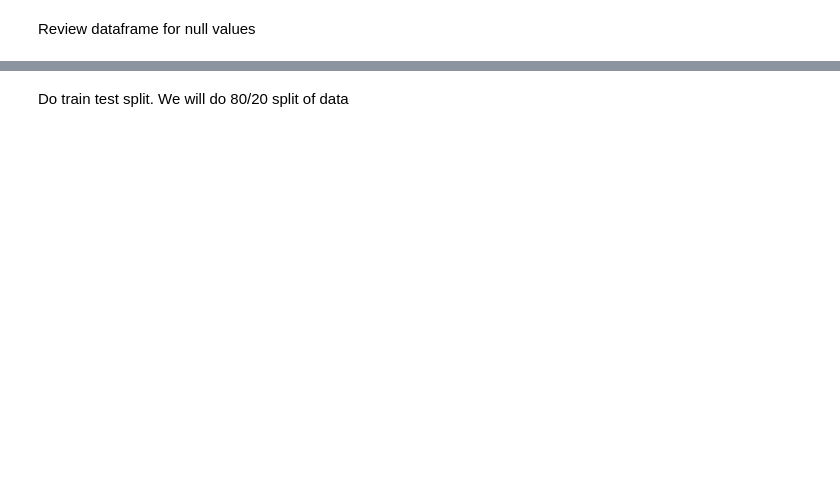
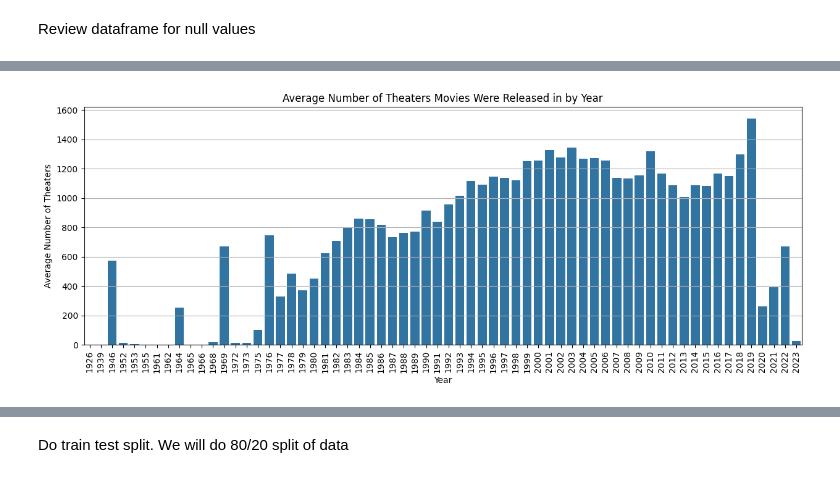
Before and after one commit to Ostendma/TOOL1_FINAL_PROJECT, a Jupyter notebook: Final Project.ipynb, the cells around one changed output, grey strips where cells are left out. Drawn from its saved outputs; the diff is of its cells as text; code cells hidden in the pictures; blank space fills up the shorter version.

```diff
--- a/Final Project.ipynb
+++ b/Final Project.ipynb
@@ -315,0 +362,13 @@ As time has gone on we have seen an increase in the number of movies released ea
+# %%
+#pivot_avg = movie_data.pivot_table(index='Released Year', values='Number of Theaters', aggfunc='mean')
+#pivot_avg.reset_index(inplace=True)
+plt.figure(figsize = (15,5))
+sns.barplot(x='Released Year', y='Number of Theaters', data=movie_data, errorbar = None, estimator ='mean')
+plt.title('Average Number of Theaters Movies Were Released in by Year')
+plt.xticks(rotation=90)
+plt.grid(axis='y')
+plt.xlabel('Year')
+plt.ylabel('Average Number of Theaters')
+plt.show()
+# %% [output]
+[figure, added]
```
Also changed, not shown: parts of 73 cells of this notebook.
